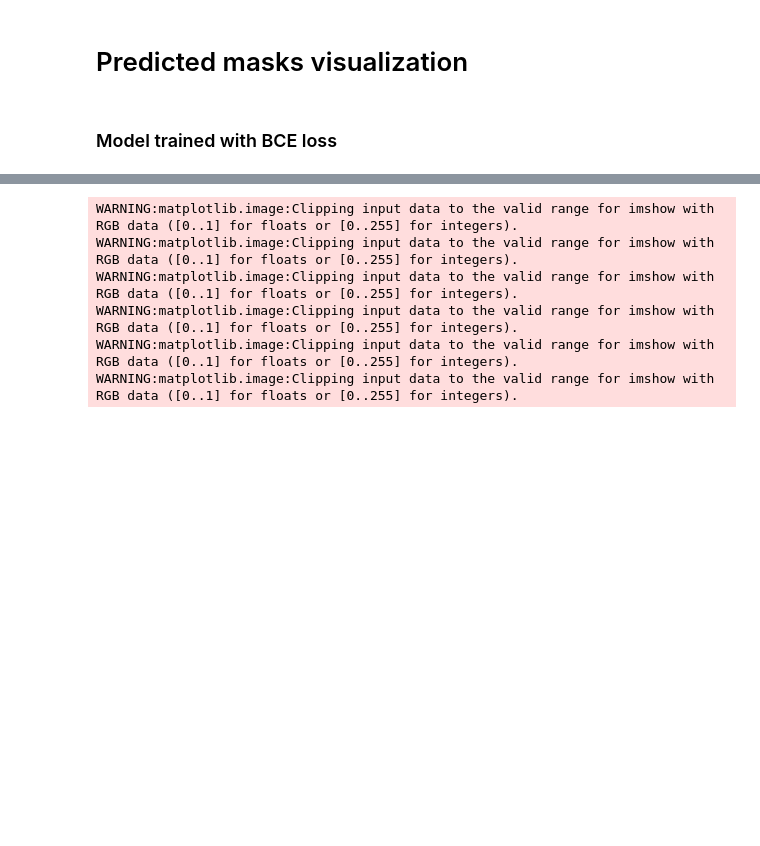
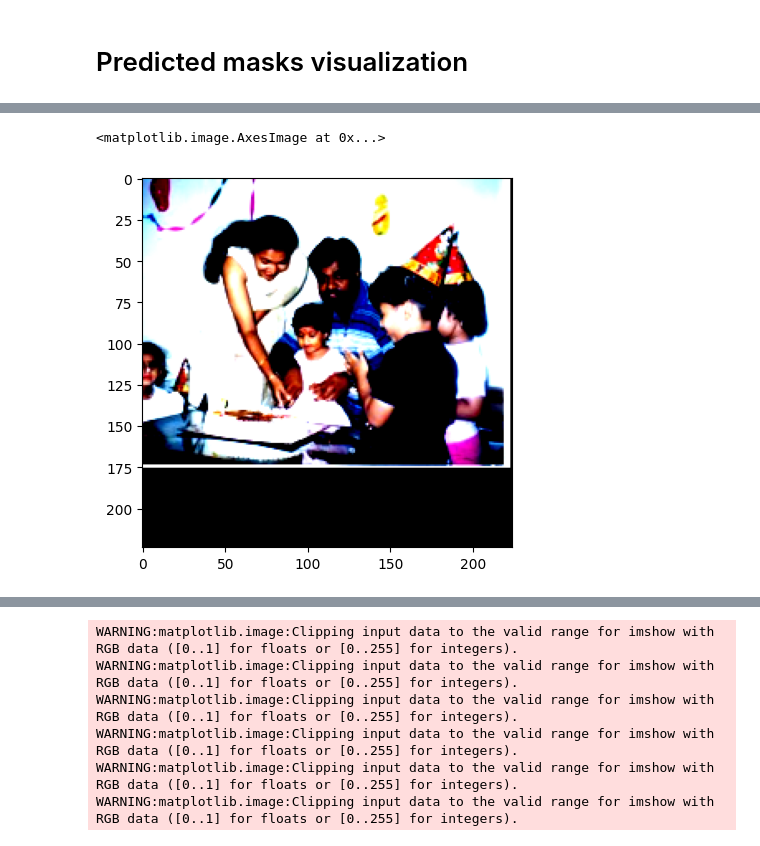
Before and after one commit to Viktor-Sok/Hierarchical_Semantic_Segmentation_Pascal_part, a Jupyter notebook: Notebooks/Model_comparison.ipynb, the cells around one changed output, grey strips where cells are left out. Drawn from its saved outputs; the diff is of its cells as text; code cells hidden in the pictures; blank space fills up the shorter version.

```diff
--- a/Notebooks/Model_comparison.ipynb
+++ b/Notebooks/Model_comparison.ipynb
@@ -345,5 +381,3 @@ Text(0.5, 1.0, 'IouU metrics for each level of hierarchy for model with Focal Tr
 [figure]
 # %% [markdown]
 # Predicted masks visualization
-# %% [markdown]
-### Model trained with BCE loss
@@ -349,0 +412,3 @@ Text(0.5, 1.0, 'IouU metrics for each level of hierarchy for model with Focal Tr
+# %%
+plt.imshow(valset_img[0].permute(1,2,0))
+# %% [output]
@@ -349,0 +416,2 @@ Text(0.5, 1.0, 'IouU metrics for each level of hierarchy for model with Focal Tr
+<matplotlib.image.AxesImage at 0x...>
+[figure, added]
```
Also changed, not shown: parts of 28 cells of this notebook.
